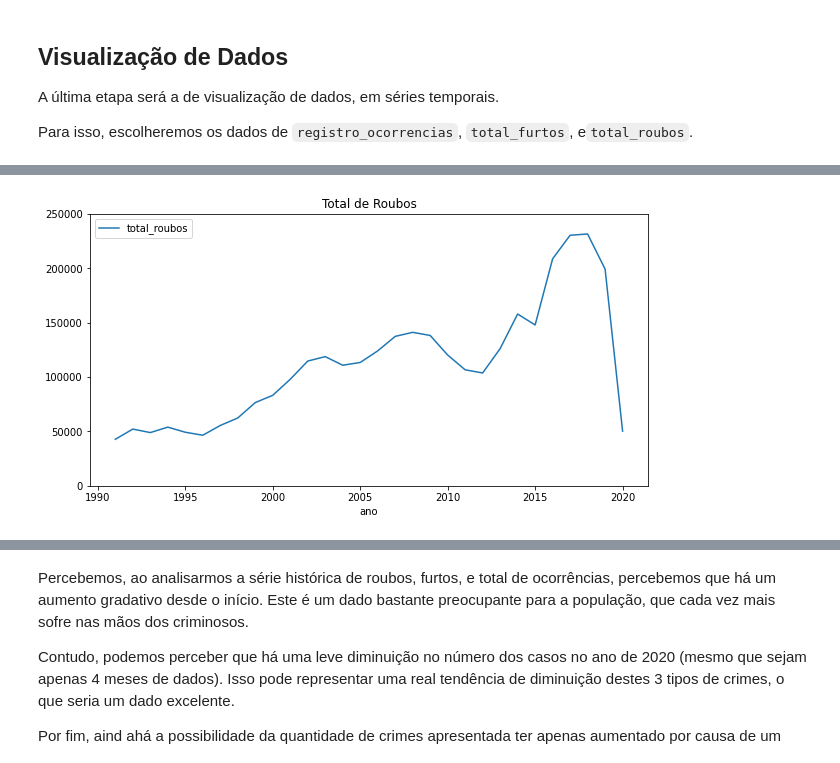
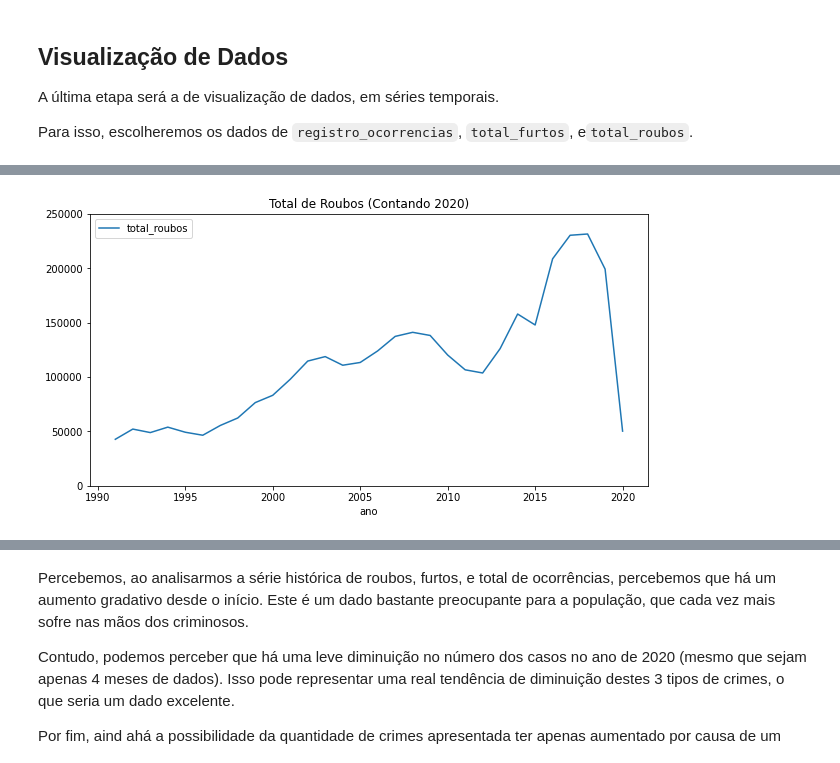
Before and after one commit to VGuerrero07/Data_Science, a Jupyter notebook: Análise_de_Dados_de_Violência_do_RJ.ipynb, the cells around one changed output, grey strips where cells are left out. Saved outputs shown, nothing was run; the diff lists cells and outputs as text; code cells hidden in the pictures.

```diff
--- a/Análise_de_Dados_de_Violência_do_RJ.ipynb
+++ b/Análise_de_Dados_de_Violência_do_RJ.ipynb
@@ -340,8 +382,8 @@ dados_serie_furtos.plot(y='total_furtos', figsize = (10, 5), ylim = (0, 200000),
 # %%
 # Selecionar apenas a partir do momento que começou a ser considerado
 dados_serie_roubos = dados_serie[dados_serie.total_roubos != 0]
 
-dados_serie_roubos.plot(y='total_roubos', figsize = (10, 5), ylim = (0, 250000), title='Total de Roubos');
+dados_serie_roubos.plot(y='total_roubos', figsize = (10, 5), ylim = (0, 250000), title='Total de Roubos (Contando 2020)');
 # dados_serie.plot(x='ano', y='registro_ocorrencias')
 # %% [output]
-[figure, old version]
+[figure, new version]
```
Also changed, not shown: parts of 7 cells of this notebook.
